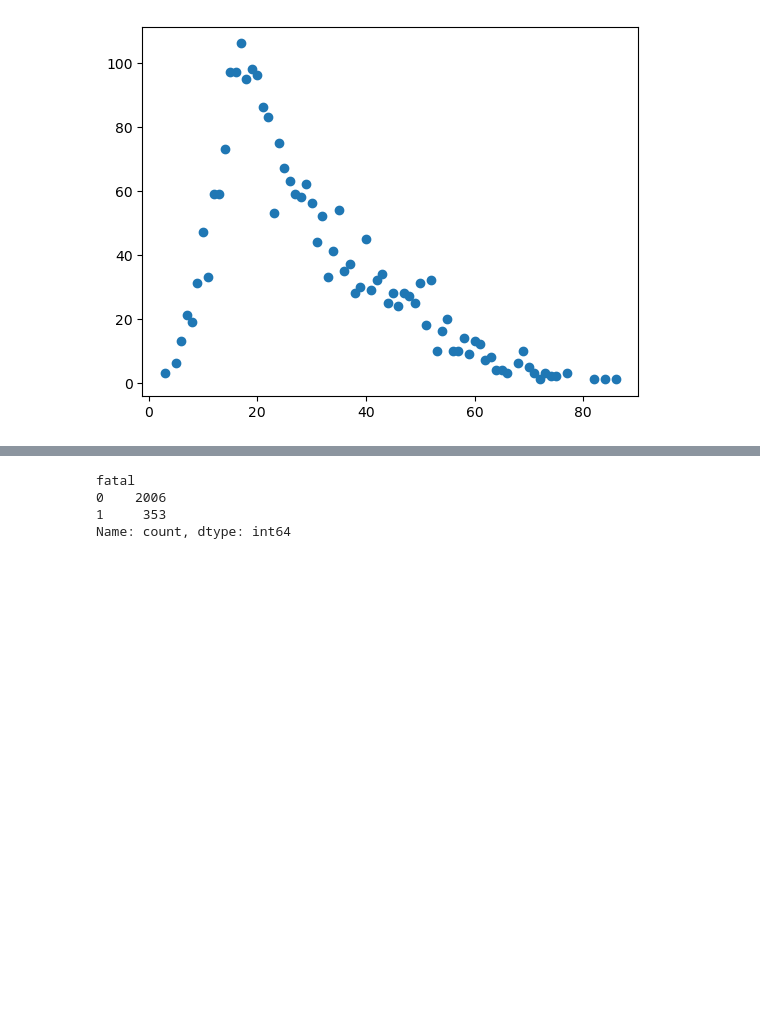
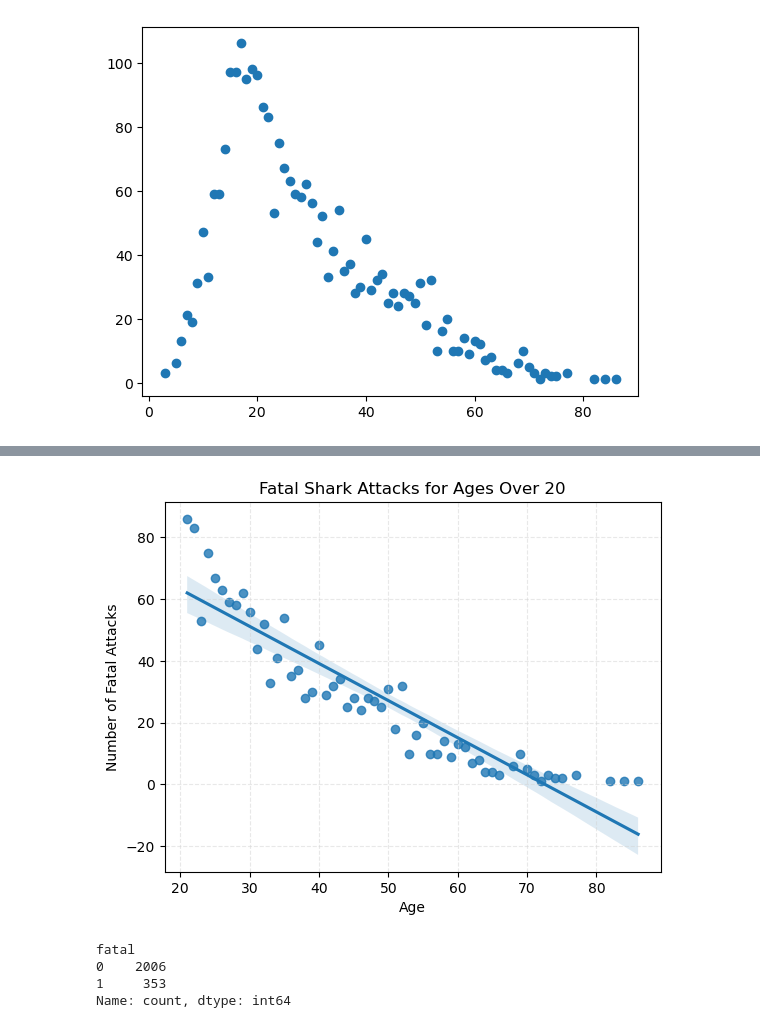
Before and after one commit to HagenGrant/project-1-group-05, a Jupyter notebook: Shark Attacks-checkpoint.ipynb, the cells around one changed output, grey strips where cells are left out. Saved outputs shown, nothing was run; the diff lists cells and outputs as text; code cells hidden in the pictures; blank space fills up the shorter version.

```diff
--- a/Shark Attacks-checkpoint.ipynb
+++ b/Shark Attacks-checkpoint.ipynb
@@ -985,3 +1015,18 @@ plt.show()
+# %%
+# use seaborns regplot to make a linear regression showing replationship between age and fataliy of attacks
+# for 21 and over:
+sns.regplot(x="age", y="num_attacks", data=age_df_old)
+
+#label
+plt.title("Fatal Shark Attacks for Ages Over 20")
+plt.xlabel("Age")
+plt.ylabel("Number of Fatal Attacks")
+plt.grid(color="lightgrey", linestyle="--", alpha=.5)
+
+
+plt.show()
+# %% [output]
+[figure, added]
 # %%
 df3 = df2.loc[df2.fatal != "UNKNOWN", ["age", "fatal"]].dropna(how="any")
 df3["fatal"] = df3.fatal.apply(lambda x: 1 if x == "Y" else 0)
```
Also changed, not shown: parts of 28 cells of this notebook.
